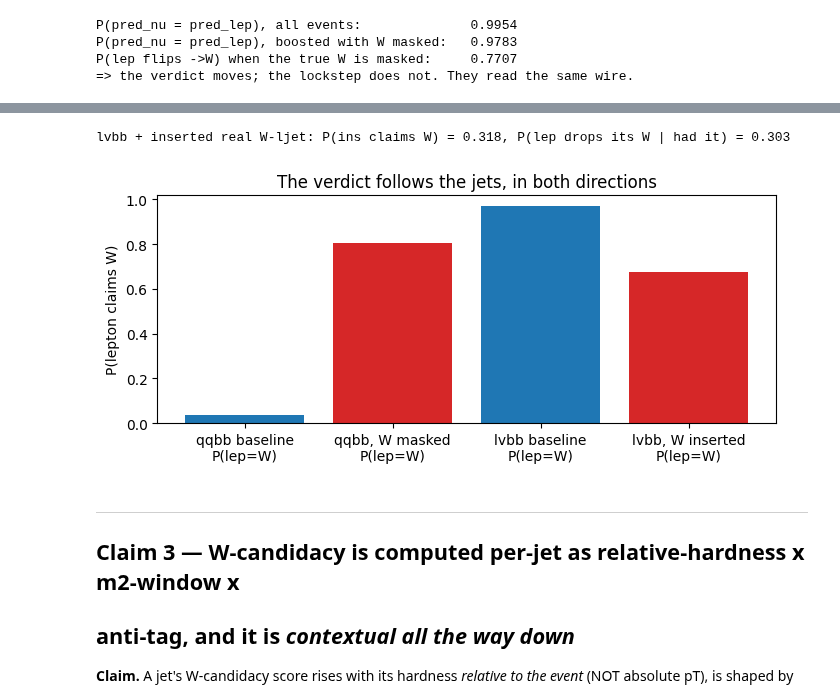
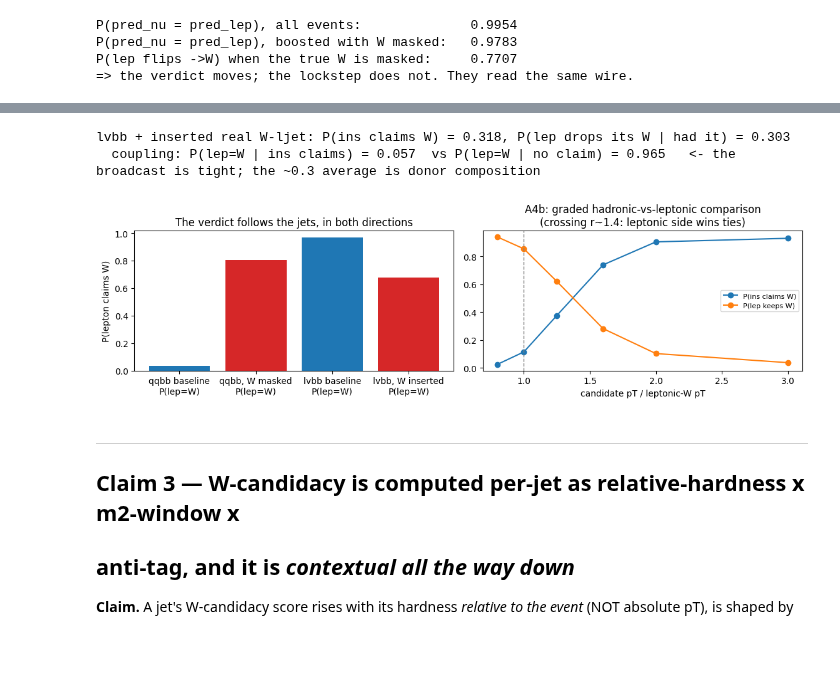
Before and after one commit to SidBaines/ChargedHiggsMachineLearning, a Jupyter notebook: experiments/h1_narrative.ipynb, the cells around one changed output, grey strips where cells are left out. Cells and saved outputs as stored; diff of their text form; code cells hidden in the pictures; blank space fills up the shorter version.

```diff
--- a/experiments/h1_narrative.ipynb
+++ b/experiments/h1_narrative.ipynb
@@ -198,36 +209,63 @@ Live demo: both directions of the input-side flip, as a plot.
 # %%
 # direction 1: boosted qqbb, mask the W  (ran above: flip_lep)
 # direction 2: lvbb with a free slot, insert a real donor W-ljet
 lsel = torch.where(lvbb & ((T == PAD).sum(1) >= 1))[0]
 slot_l = (T[lsel] == PAD).float().argmax(1)
 rng = np.random.default_rng(0)
 don = rng.integers(len(bsel_all), size=len(lsel))
 Xi = X.clone(); Ti = T.clone()
 lar = torch.arange(len(lsel))
 donor_rows = X[bsel_all[don], wp_all[don]].clone(); donor_rows[:, 5:] = 0.0
 Xi[lsel.unsqueeze(1), slot_l.unsqueeze(1)] = donor_rows.unsqueeze(1)
 Ti[lsel, slot_l] = LJ
 outi = fwd(Xi, Ti); pri = outi.argmax(-1)
-ins_claims = (pri[lsel, slot_l] == W).float().mean()
+ins_W = pri[lsel, slot_l] == W
 lep_was_W = (pr0[lsel, lpos[lsel]] == W)
-lep_drops = ((pri[lsel, lpos[lsel]] != W) & lep_was_W).float().sum() / lep_was_W.float().sum()
-print(f"lvbb + inserted real W-ljet: P(ins claims W) = {ins_claims:.3f}, "
+lep_now_W = pri[lsel, lpos[lsel]] == W
+lep_drops = ((~lep_now_W) & lep_was_W).float().sum() / lep_was_W.float().sum()
+print(f"lvbb + inserted real W-ljet: P(ins claims W) = {ins_W.float().mean():.3f}, "
       f"P(lep drops its W | had it) = {lep_drops:.3f}")
+print(f"  coupling: P(lep=W | ins claims) = {lep_now_W[ins_W].float().mean():.3f}  "
+      f"vs P(lep=W | no claim) = {lep_now_W[~ins_W].float().mean():.3f}"
+      "   <- the broadcast is tight; the ~0.3 average is donor composition")
 
-fig, ax = plt.subplots(figsize=(7, 3.2))
+# the cross-system dose-response (A4b): candidate pT = r x pT(leptonic W)
+lar = torch.arange(len(lsel))
+pvec = X[lsel][lar, lpos[lsel], :2] + X[lsel][lar, npos[lsel], :2]
+pt_lepW = torch.sqrt((pvec ** 2).sum(-1)).clamp(min=0.01)        # units of 100 GeV
+RS_X = [0.8, 1.0, 1.25, 1.6, 2.0, 3.0]
+dose_ins, dose_lep = [], []
+for r in RS_X:
+    X2 = X[lsel].clone(); T2 = T[lsel].clone()
+    rows = torch.zeros(len(lsel), 7)
+    p3, E = set_kin(donor_rows[:, :3], r * pt_lepW * 100, 80)
+    rows[:, :3] = p3; rows[:, 3] = E; rows[:, 4] = WTAG
+    X2[lar, slot_l] = rows; T2[lar, slot_l] = LJ
+    pr = fwd(X2, T2).argmax(-1)
+    dose_ins.append((pr[lar, slot_l] == W).float().mean().item())
+    dose_lep.append((pr[lar, lpos[lsel]] == W).float().mean().item())
+
+fig, (ax, axd) = plt.subplots(1, 2, figsize=(11.5, 3.4))
 bars = [("qqbb baseline\nP(lep=W)", (pr0[bsel_all, lpos[bsel_all]] == W).float().mean()),
         ("qqbb, W masked\nP(lep=W)", (prm[bsel_all, lpos[bsel_all]] == W).float().mean()),
         ("lvbb baseline\nP(lep=W)", lep_was_W.float().mean()),
-        ("lvbb, W inserted\nP(lep=W)", (pri[lsel, lpos[lsel]] == W).float().mean())]
+        ("lvbb, W inserted\nP(lep=W)", lep_now_W.float().mean())]
 ax.bar([b[0] for b in bars], [b[1] for b in bars],
        color=["tab:blue", "tab:red", "tab:blue", "tab:red"])
 ax.set_ylabel("P(lepton claims W)"); ax.set_title("The verdict follows the jets, in both directions")
+axd.plot(RS_X, dose_ins, "o-", label="P(ins claims W)")
+axd.plot(RS_X, dose_lep, "o-", label="P(lep keeps W)")
+axd.axvline(1.0, ls="--", c="gray", lw=1)
+axd.set_xlabel("candidate pT / leptonic-W pT")
+axd.set_title("A4b: graded hadronic-vs-leptonic comparison\n(crossing r~1.4: leptonic side wins ties)")
+axd.legend(fontsize=8)
 plt.tight_layout(); os.makedirs(os.path.join(REPO, "tmp_plots"), exist_ok=True)
 plt.savefig(os.path.join(REPO, "tmp_plots", "narrative_ask_the_jets.png"), dpi=120)
 plt.show()
 # %% [output]
 lvbb + inserted real W-ljet: P(ins claims W) = 0.318, P(lep drops its W | had it) = 0.303
+  coupling: P(lep=W | ins claims) = 0.057  vs P(lep=W | no claim) = 0.965   <- the broadcast is tight; the ~0.3 average is donor composition
-[figure, old version]
+[figure, new version]
 # %% [markdown]
 ---
 ## Claim 3 — W-candidacy is computed per-jet as relative-hardness x m2-window x
```
Also changed, not shown: parts of 4 cells of this notebook, 4 other files.
